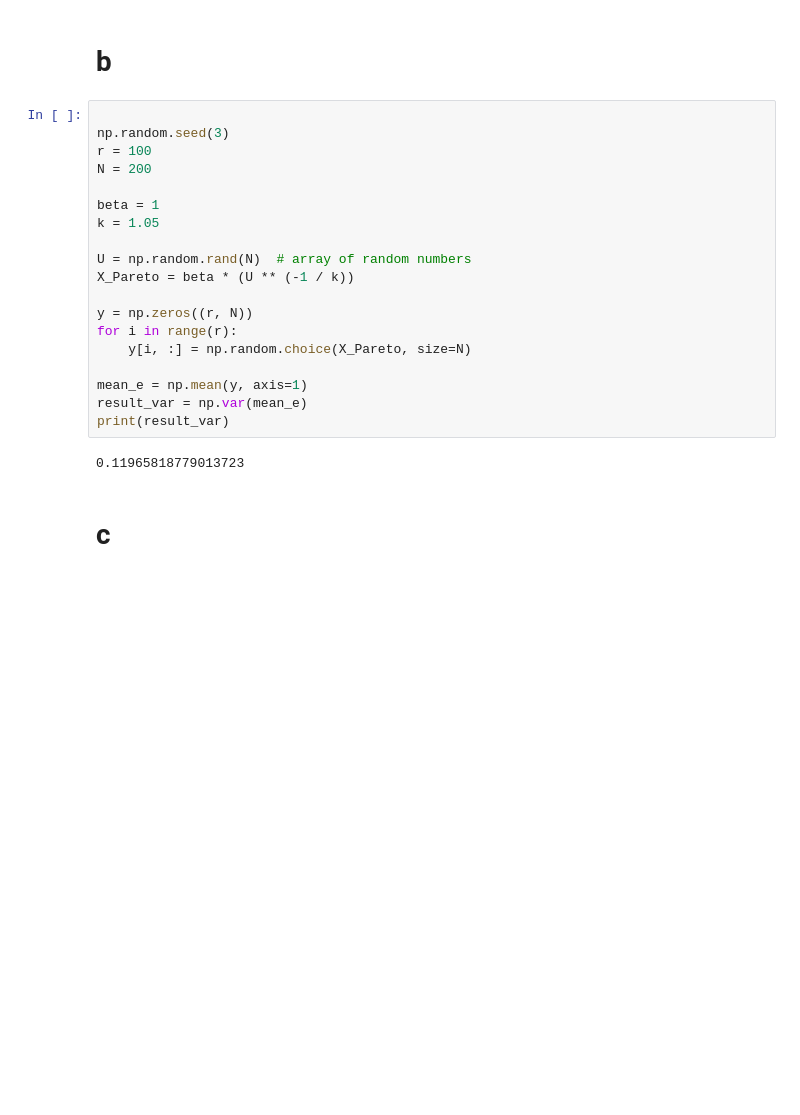
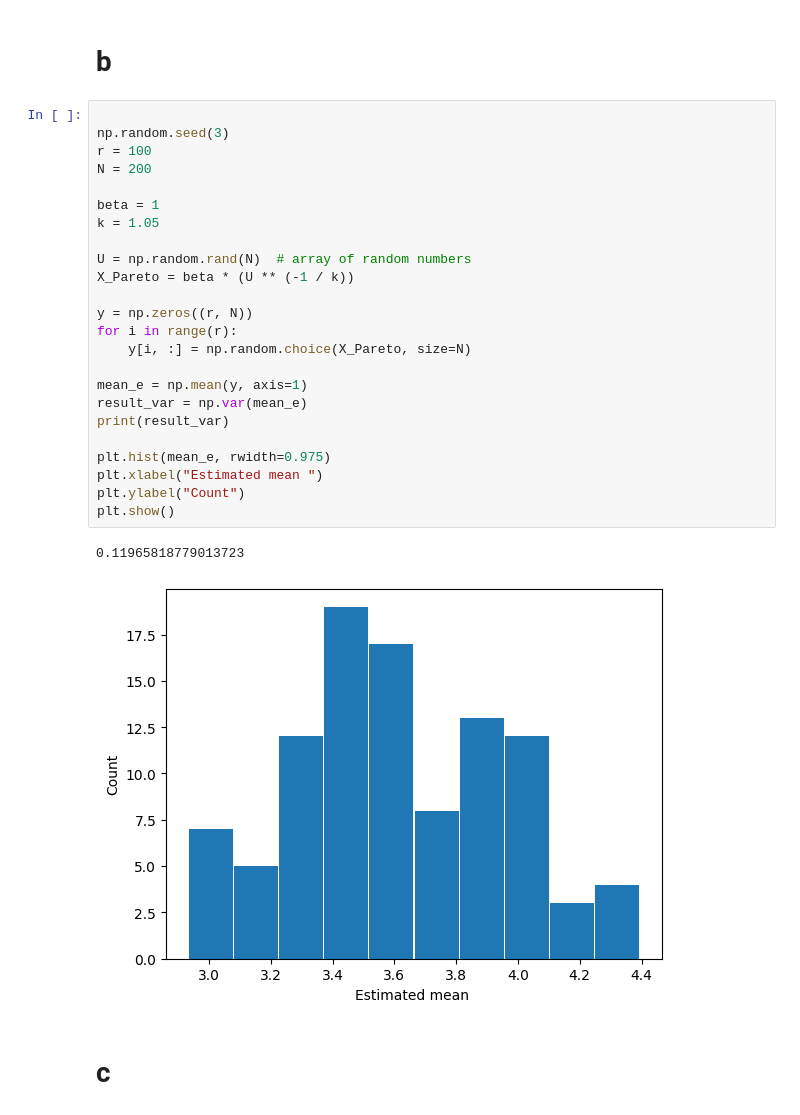
Before and after one commit to shajib004/Stotastic_simulation, a Jupyter notebook: exercise 8.ipynb, the cells around one changed output. Saved outputs shown, nothing was run; the diff lists cells and outputs as text; blank space fills up the shorter version.

```diff
--- a/exercise 8.ipynb
+++ b/exercise 8.ipynb
@@ -91,24 +108,30 @@ mean: 3.667064669805732, median: 1.9997140169714878
 # %%
 
 np.random.seed(3)
 r = 100
 N = 200
 
 beta = 1
 k = 1.05
 
 U = np.random.rand(N)  # array of random numbers
 X_Pareto = beta * (U ** (-1 / k))
 
 y = np.zeros((r, N))
 for i in range(r):
     y[i, :] = np.random.choice(X_Pareto, size=N)
 
 mean_e = np.mean(y, axis=1)
 result_var = np.var(mean_e)
 print(result_var)
+
+plt.hist(mean_e, rwidth=0.975)
+plt.xlabel("Estimated mean ")
+plt.ylabel("Count")
+plt.show()
 # %% [output]
 0.11965818779013723
+[figure, added]
 # %% [markdown]
 # c
 # %%
```
Also changed, not shown: parts of 10 cells of this notebook.
